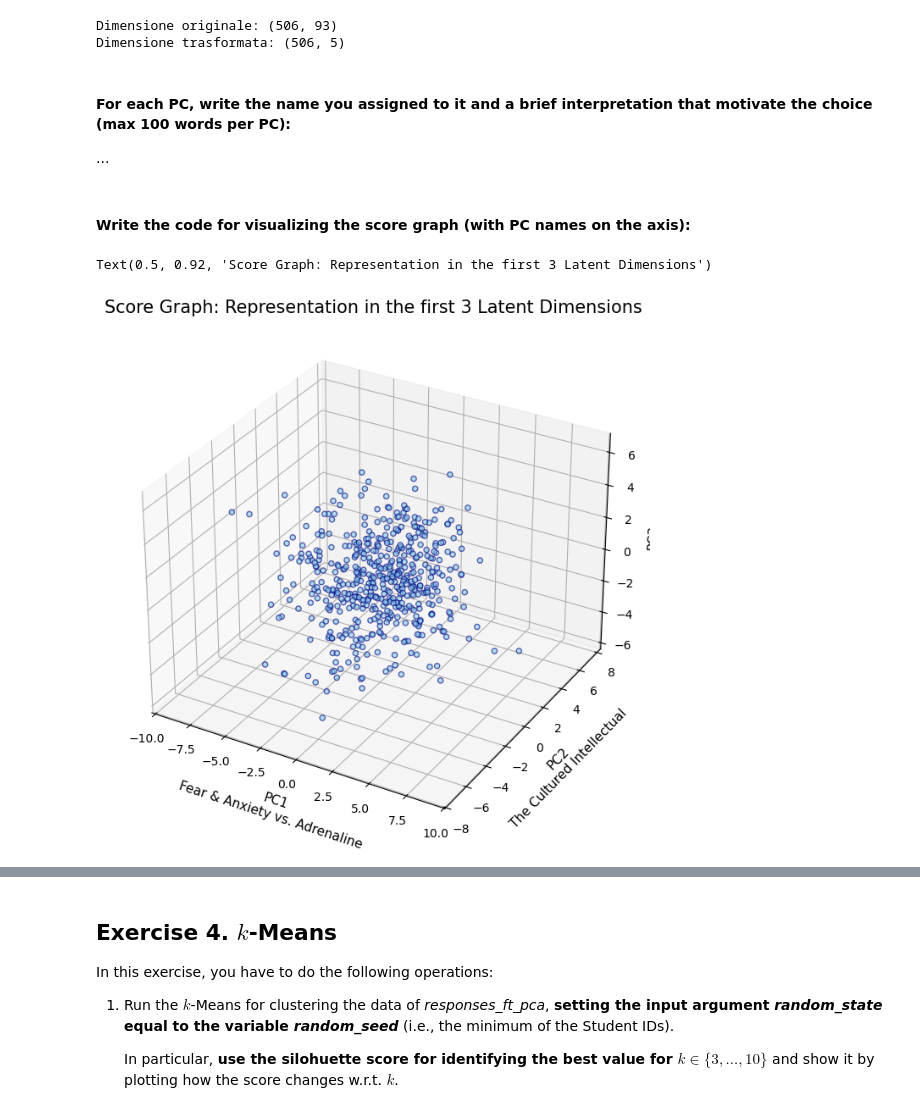
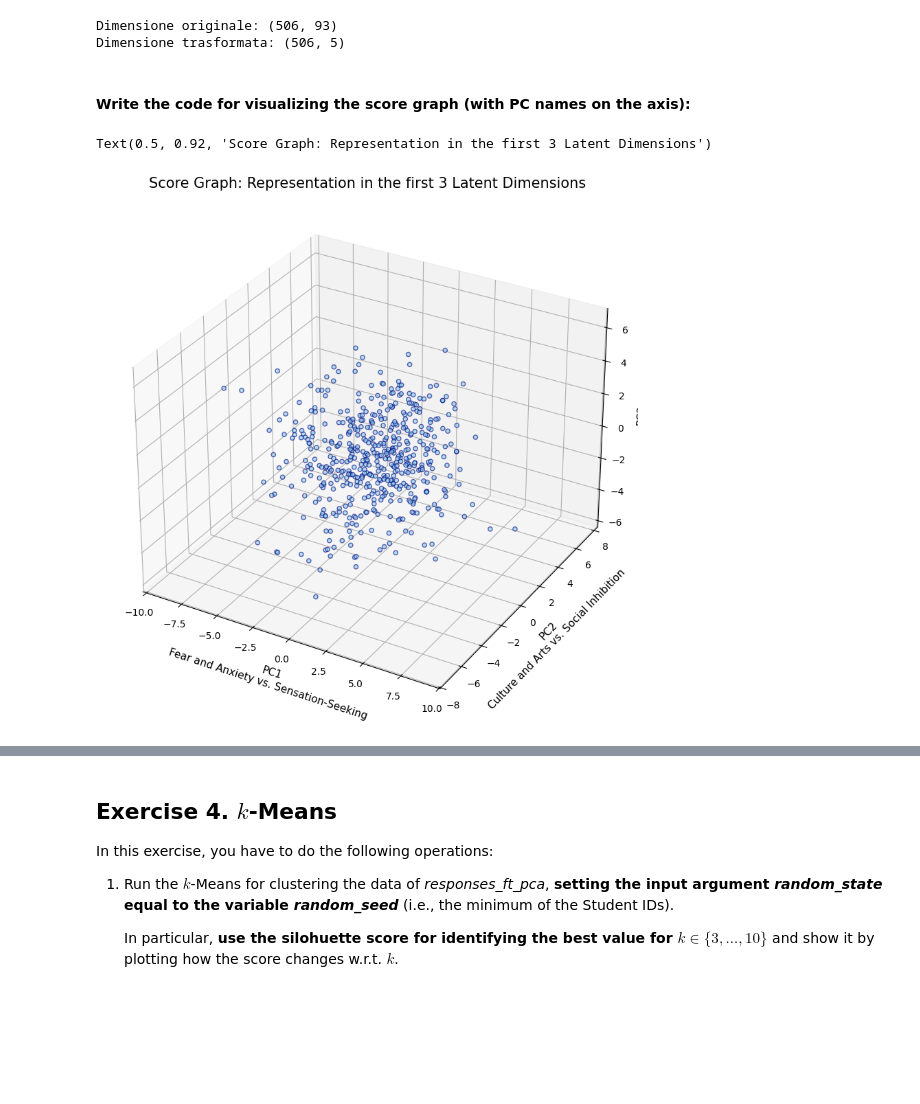
Before and after one commit to leonardopassafiume/PCA_Analysis, a Jupyter notebook: HWpca_Baiocchi_Passafiume.ipynb, the cells around one changed output, grey strips where cells are left out. Cells and saved outputs as stored; diff of their text form; code cells hidden in the pictures; blank space fills up the shorter version.

```diff
--- a/HWpca_Baiocchi_Passafiume.ipynb
+++ b/HWpca_Baiocchi_Passafiume.ipynb
@@ -248,7 +249,7 @@ For doing this exercise, fill the cells below following the instructions you rea
 
 #### Write the code for performing the encoding and preprocessing operations of the exercise. Show the encoded data and the preprocessed data you obtain, plus any additional table/value that can be useful for commenting the results:
 # %%
-responses_ft_enc = responses_ft
+responses_ft_enc = responses_ft.copy()
 
 # Smoking feature
 categories_order = [['never smoked', 'tried smoking', 'former smoker', 'current smoker']]
@@ -572,40 +590,36 @@ fig.show()
-# %% [markdown]
-#### For each PC, write the name you assigned to it and a brief interpretation that motivate the choice (max 100 words per PC):
-
-...
 # %% [markdown]
 #### Write the code for visualizing the score graph (with PC names on the axis):
 # %%
 #%matplotlib widget
 # 1. Define the names we gave to the PCs
 pc_names = [
-    "Fear & Anxiety vs. Adrenaline",        # PC1
-    "The Cultured Intellectual",            # PC2
-    "Mainstream vs. Alternative",           # PC3
-    "Troubled Soul vs. Balanced Planner",   # PC4
-    "Tech/Rational vs. Social/Artistic"     # PC5
+    "Fear and Anxiety vs. Sensation-Seeking",           # PC1
+    "Culture and Arts vs. Social Inhibition",           # PC2
+    "Mainstream & Status vs. Alternative Subculture",   # PC3
+    "Stability & Health vs. Distress & Trouble",        # PC4
+    "Technology & Science vs. Traditional Arts"         # PC5
 ]
 
-fig = plt.figure(figsize=(8, 8))
+fig = plt.figure(figsize=(15, 10))
 ax = fig.add_subplot(111, projection='3d')
 
 # Extract data for the first 3 components
 xs = responses_ft_pca[:, 0]
 ys = responses_ft_pca[:, 1]
 zs = responses_ft_pca[:, 2]
 
 # Create the scatter plot
 # c='skyblue' sets the color, alpha=0.6 makes points semi-transparent to see overlapping
 scatter = ax.scatter(xs, ys, zs, c='skyblue', edgecolor='navy', s=20, alpha=0.6)
 
 # 3. Label the axes with the interpreted names
 ax.set_xlabel(f"\nPC1\n{pc_names[0]}", fontsize=11)
 ax.set_ylabel(f"\nPC2\n{pc_names[1]}", fontsize=11)
 ax.set_zlabel(f"\nPC3\n{pc_names[2]}", fontsize=11)
 
 ax.set_title('Score Graph: Representation in the first 3 Latent Dimensions', fontsize=15)
 
 #plt.show()
 # %% [output]
 Text(0.5, 0.92, 'Score Graph: Representation in the first 3 Latent Dimensions')
-[figure, old version]
+[figure, new version]
```
Also changed, not shown: parts of 20 cells of this notebook.
